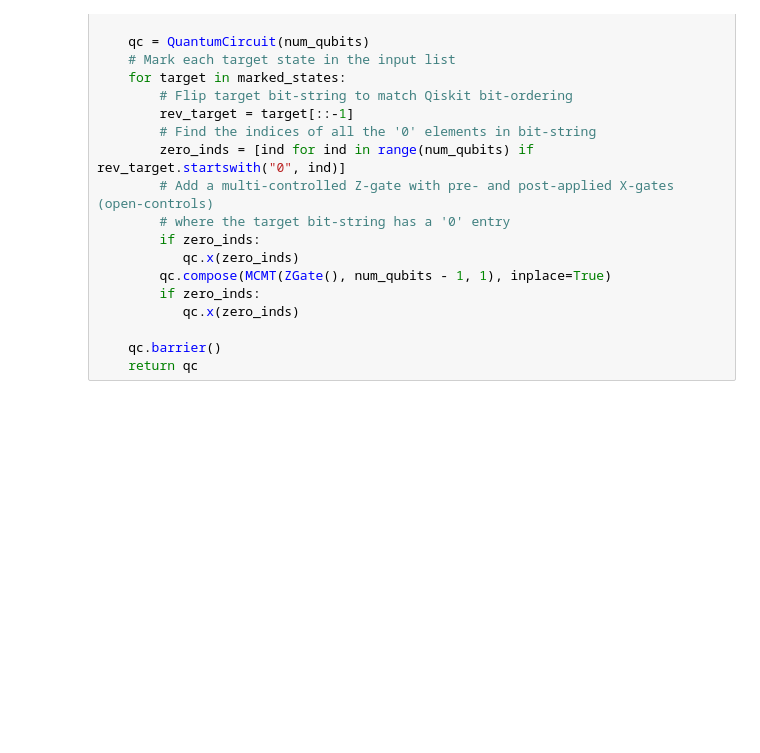
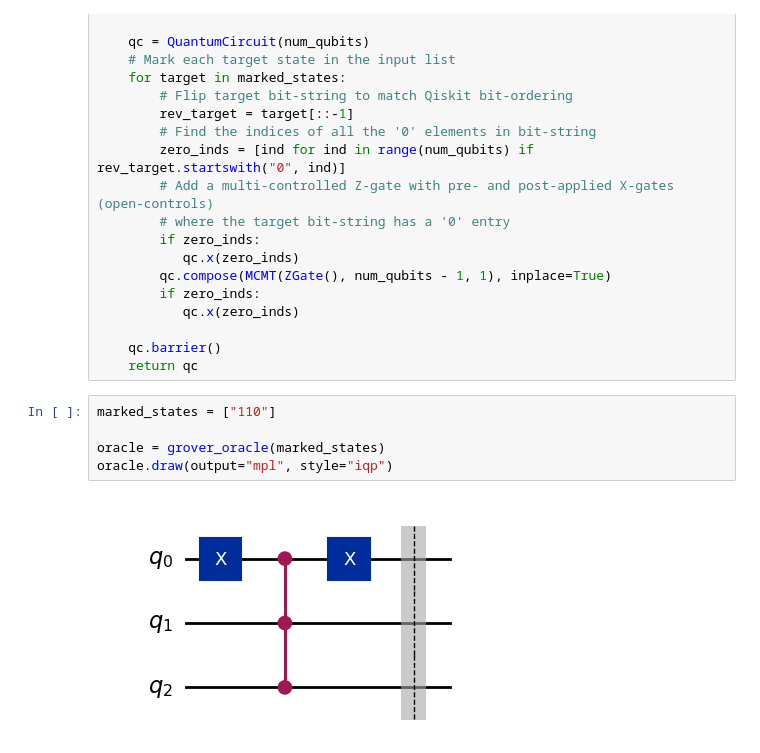
Before and after one commit to lmbibbo/quantum, a Jupyter notebook: grover.ipynb, the cells around one changed output. Drawn from its saved outputs; the diff is of its cells as text; blank space fills up the shorter version.

Commit message:
Grover

```diff
--- a/grover.ipynb
+++ b/grover.ipynb
@@ -46,3 +46,10 @@ def grover_oracle(marked_states):
 
     qc.barrier()
     return qc
+# %%
+marked_states = ["110"]
+
+oracle = grover_oracle(marked_states)
+oracle.draw(output="mpl", style="iqp")
+# %% [output]
+[figure, added]
```
Also changed, not shown: parts of 8 cells of this notebook.
